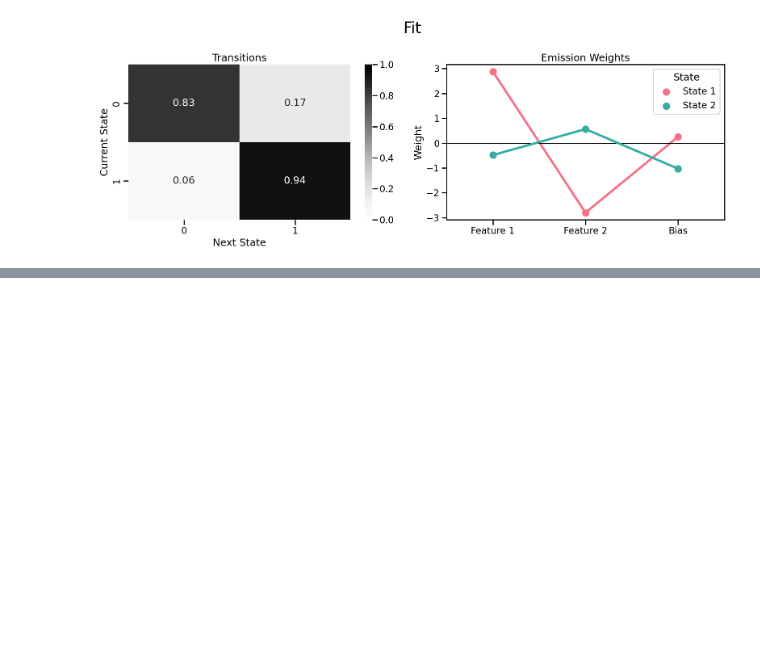
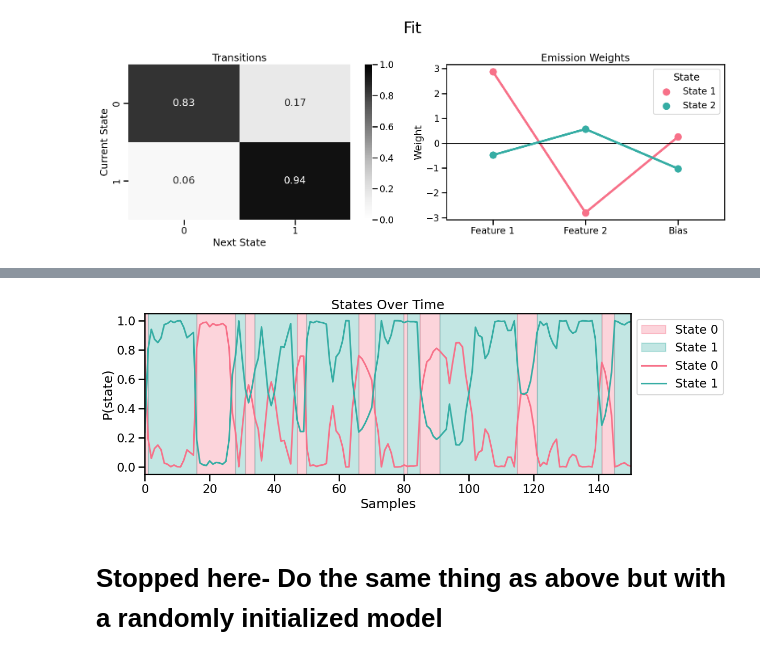
Before and after one commit to jess-breda/violations-multinomial, a Jupyter notebook: notebooks/2024_04_22_explore_dynamax_binary_param_recovery.ipynb, the cells around one changed output, grey strips where cells are left out. Cells and saved outputs as stored; diff of their text form; code cells hidden in the pictures; blank space fills up the shorter version.

```diff
--- a/notebooks/2024_04_22_explore_dynamax_binary_param_recovery.ipynb
+++ b/notebooks/2024_04_22_explore_dynamax_binary_param_recovery.ipynb
@@ -228,4 +221,0 @@ Let's repeat the same things above but with randomly initialized weights and bia
-# %%
-rem_params, r_log_probs = glmhmm_to_fit.fit_em(
-    em_params, em_param_props, emissions=rand_emissions, inputs=inputs, num_iters=200
-)
@@ -314,0 +233,9 @@ plot_binary_emission_weights(rem_params, plot_bias=True, ax=ax, linestyles="--")
+# %%
+posterior = glmhmm_to_fit.smoother(em_params, emissions, inputs)
+most_likely_states = glmhmm_to_fit.most_likely_states(em_params, emissions, inputs)
+# %%
+plot_state_posterior_recovery(posterior, true_states)
+# %% [output]
+[figure, added]
+# %% [markdown]
+# Stopped here- Do the same thing as above but with a randomly initialized model
```
Also changed, not shown: parts of 19 cells of this notebook, 1 other file.
